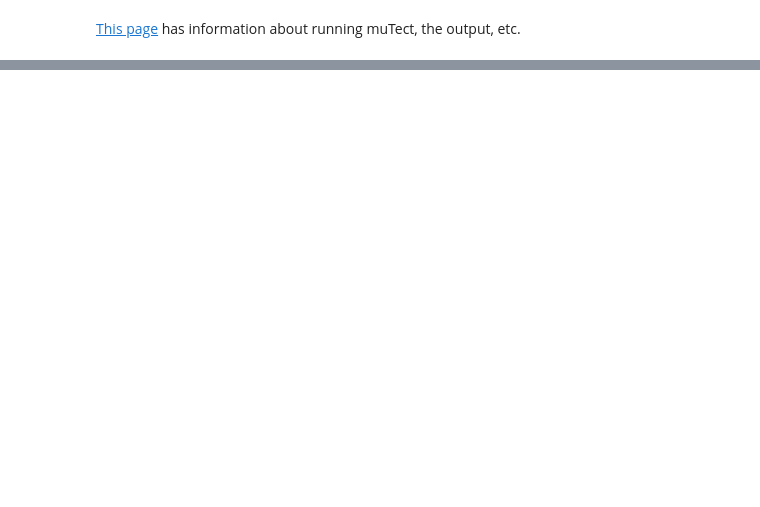
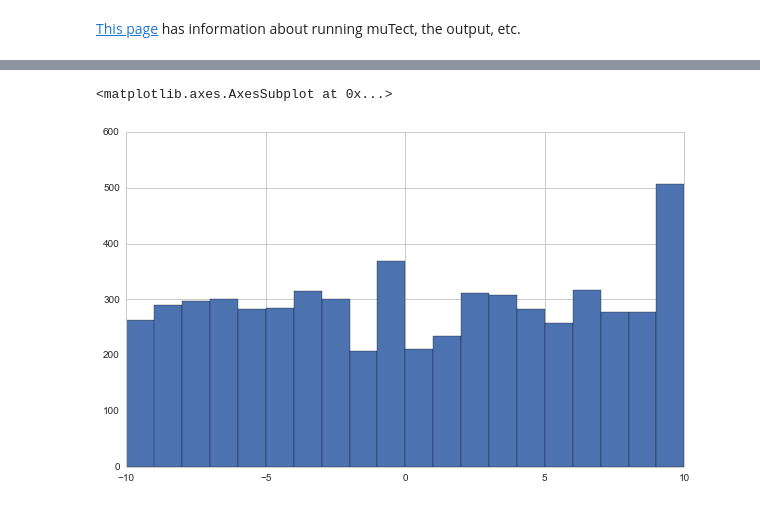
Before and after one commit to cdeboever3/pptmut, a Jupyter notebook: notebooks/Variant Analysis.ipynb, the cells around one changed output, grey strips where cells are left out. Cells and saved outputs as stored; diff of their text form; code cells hidden in the pictures; blank space fills up the shorter version.

```diff
--- a/notebooks/Variant Analysis.ipynb
+++ b/notebooks/Variant Analysis.ipynb
@@ -212,0 +264,5 @@ variants[variants.position == 19071174].T
+# %%
+tdf.bp_dist.dropna().hist(bins=np.arange(-10, 11, 1))
+# %% [output]
+<matplotlib.axes.AxesSubplot at 0x...>
+[figure, added]
```
Also changed, not shown: parts of 31 cells of this notebook, 1 other file.
